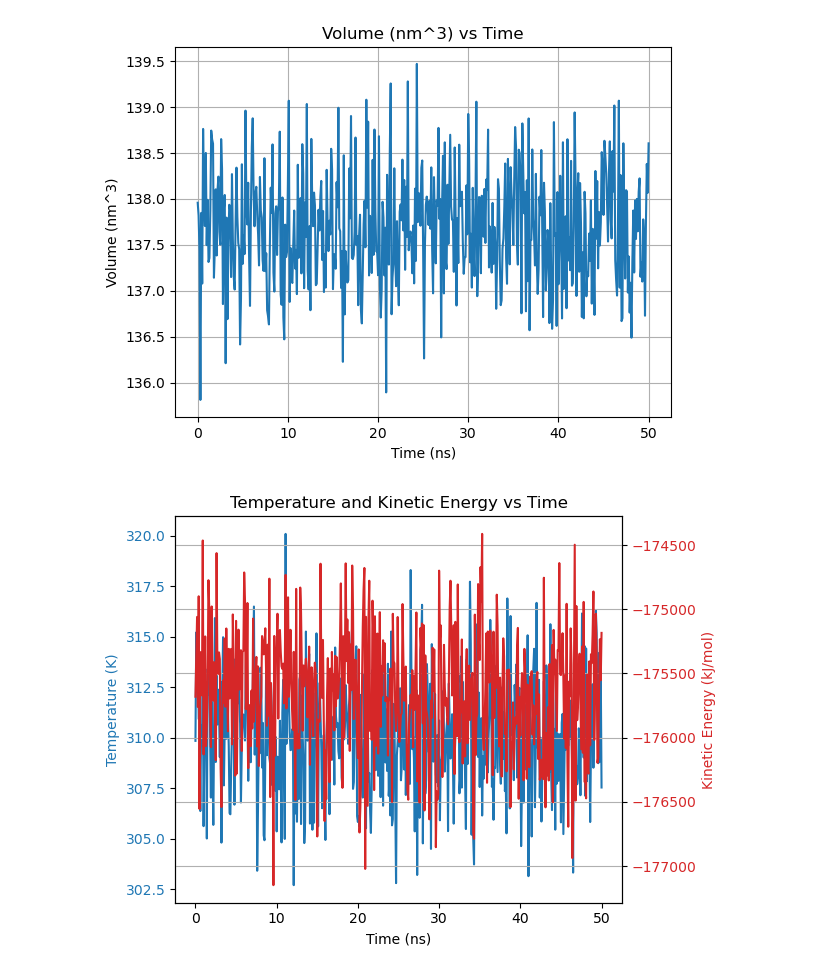
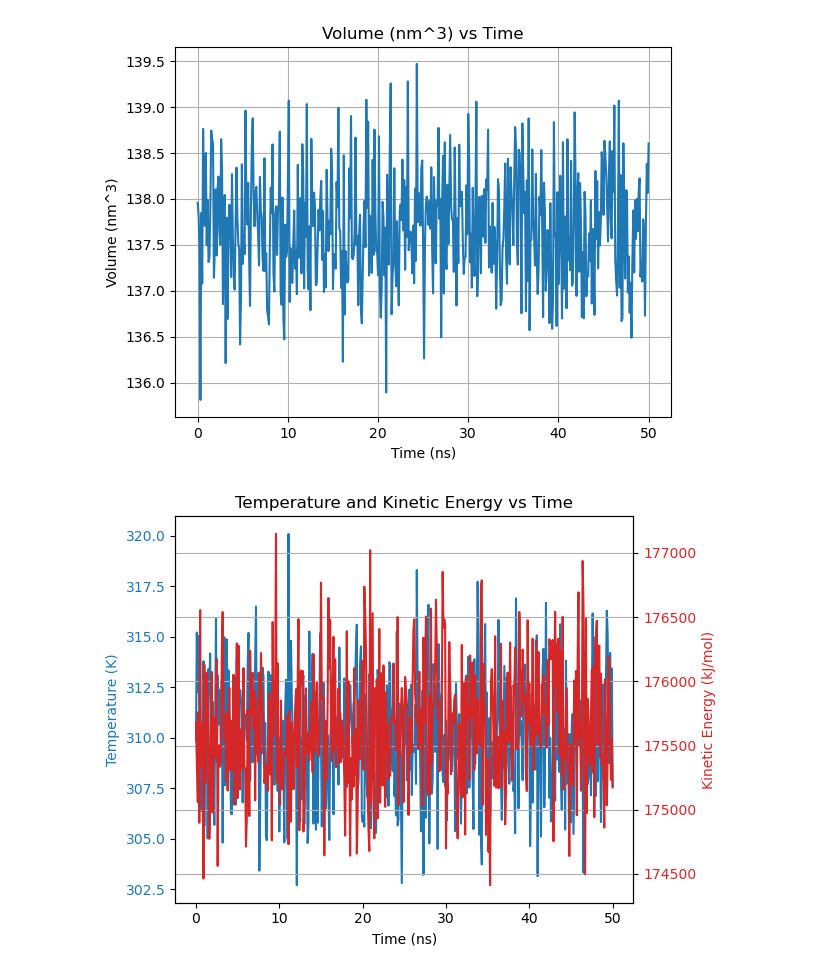
Before and after one commit to Jialong-Wang/comp-lab-class-2024, a Jupyter notebook: Week2-DataAnalysis/Step4_MakingPlots.ipynb, the cells around one changed output. Cells and saved outputs as stored; diff of their text form; code cells hidden in the pictures.

```diff
--- a/Week2-DataAnalysis/Step4_MakingPlots.ipynb
+++ b/Week2-DataAnalysis/Step4_MakingPlots.ipynb
@@ -39,6 +39,9 @@ file_path = 'Data/1hz3_T310.run.25000000.energy.xvg'
 
 # Read the data
 data = read_xvg(file_path)
+
+data['Kinetic Energy (kJ/mol)'] = data['Kinetic Energy (kJ/mol)'].abs() #Sept 24 Updated
+
 
 # Plot each quantity vs time
 def plot_quantities_vs_time(df):
@@ -93,6 +96,6 @@ plot_kinetic_energy_temperature(data)
 [figure]
 [figure]
 [figure]
 [figure]
 [figure]
-[figure, old version]
+[figure, new version]
```
Also changed, not shown: parts of 1 cell of this notebook.
